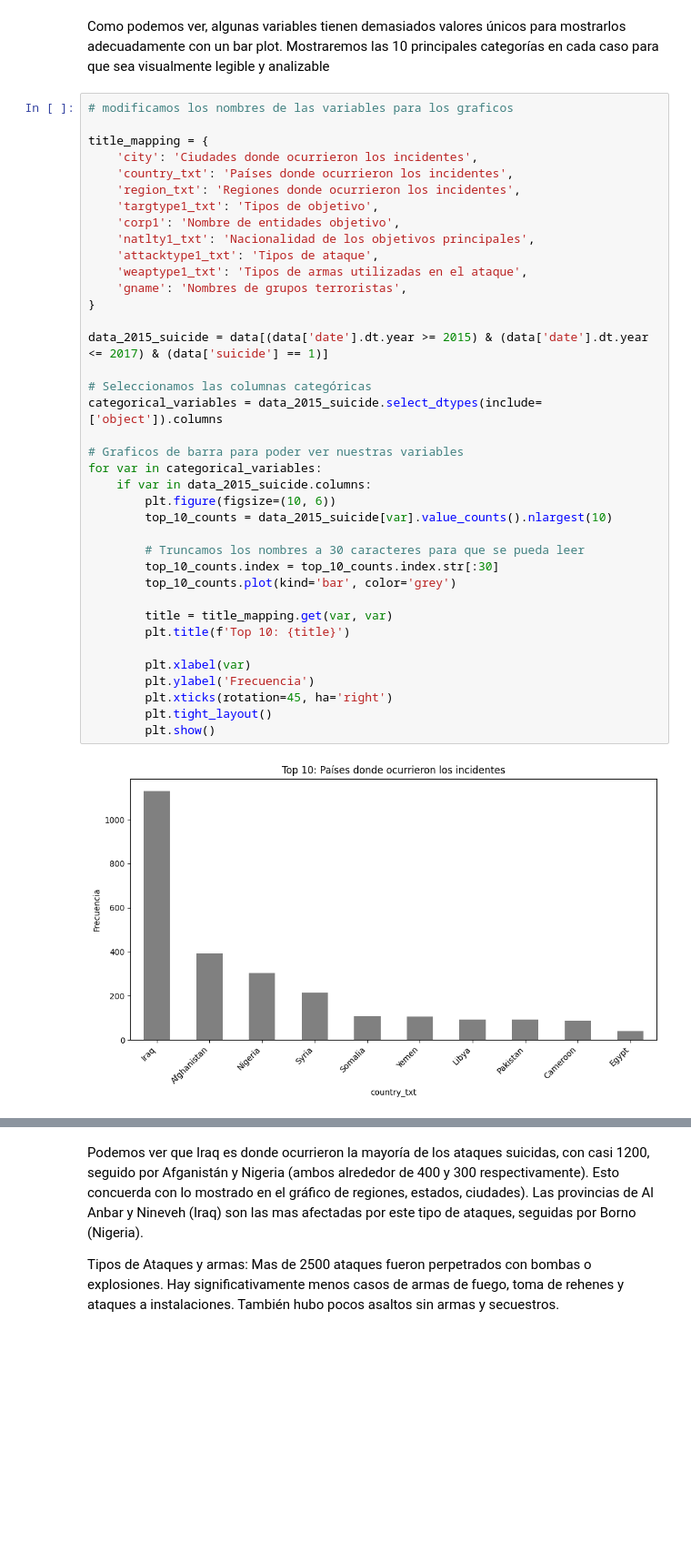
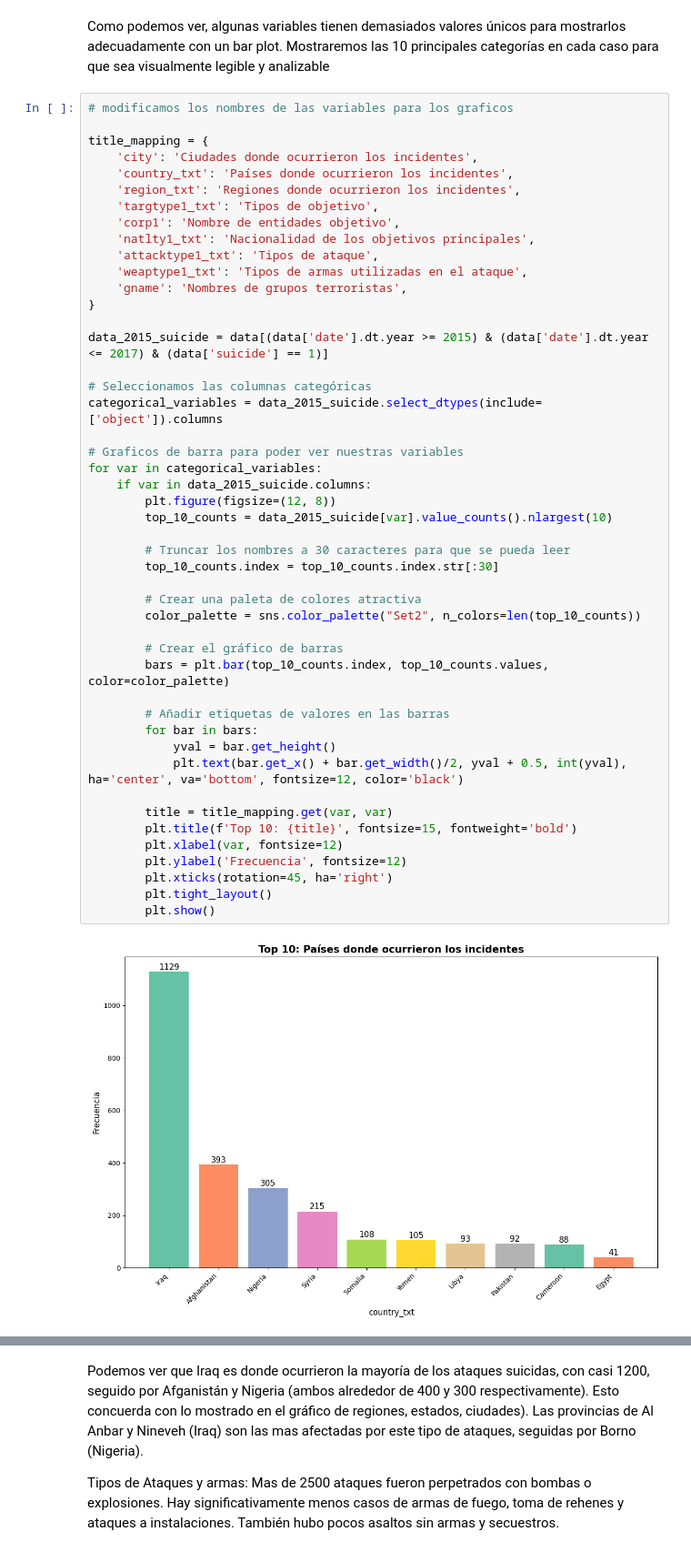
Before and after one commit to 4GeeksAcademy/Trabajo.Final, a Jupyter notebook: src/EDA.ipynb, the cells around one changed output, grey strips where cells are left out. Shown at 91% size. Cells and saved outputs as stored; diff of their text form; blank space fills up the shorter version.

```diff
--- a/src/EDA.ipynb
+++ b/src/EDA.ipynb
@@ -525,38 +592,47 @@ Como podemos ver, algunas variables tienen demasiados valores únicos para mostr
 
 title_mapping = {
     'city': 'Ciudades donde ocurrieron los incidentes',
     'country_txt': 'Países donde ocurrieron los incidentes',
     'region_txt': 'Regiones donde ocurrieron los incidentes',
     'targtype1_txt': 'Tipos de objetivo',
     'corp1': 'Nombre de entidades objetivo',
     'natlty1_txt': 'Nacionalidad de los objetivos principales',
     'attacktype1_txt': 'Tipos de ataque',
     'weaptype1_txt': 'Tipos de armas utilizadas en el ataque',
     'gname': 'Nombres de grupos terroristas',
 }
 
 data_2015_suicide = data[(data['date'].dt.year >= 2015) & (data['date'].dt.year <= 2017) & (data['suicide'] == 1)]
 
 # Seleccionamos las columnas categóricas
 categorical_variables = data_2015_suicide.select_dtypes(include=['object']).columns
 
 # Graficos de barra para poder ver nuestras variables
 for var in categorical_variables:
     if var in data_2015_suicide.columns:
-        plt.figure(figsize=(10, 6))
+        plt.figure(figsize=(12, 8))
         top_10_counts = data_2015_suicide[var].value_counts().nlargest(10)
 
-        # Truncamos los nombres a 30 caracteres para que se pueda leer
+        # Truncar los nombres a 30 caracteres para que se pueda leer
         top_10_counts.index = top_10_counts.index.str[:30]
-        top_10_counts.plot(kind='bar', color='grey')
+
+        # Crear una paleta de colores atractiva
+        color_palette = sns.color_palette("Set2", n_colors=len(top_10_counts))
+
+        # Crear el gráfico de barras
+        bars = plt.bar(top_10_counts.index, top_10_counts.values, color=color_palette)
+
+        # Añadir etiquetas de valores en las barras
+        for bar in bars:
+            yval = bar.get_height()
+            plt.text(bar.get_x() + bar.get_width()/2, yval + 0.5, int(yval), ha='center', va='bottom', fontsize=12, color='black')
 
         title = title_mapping.get(var, var)
-        plt.title(f'Top 10: {title}')
-
-        plt.xlabel(var)
-        plt.ylabel('Frecuencia')
+        plt.title(f'Top 10: {title}', fontsize=15, fontweight='bold')
+        plt.xlabel(var, fontsize=12)
+        plt.ylabel('Frecuencia', fontsize=12)
         plt.xticks(rotation=45, ha='right')
         plt.tight_layout()
         plt.show()
 # %% [output]
-[figure, old version]
+[figure, new version]
```
Also changed, not shown: parts of 8 cells of this notebook, 8 other files.
